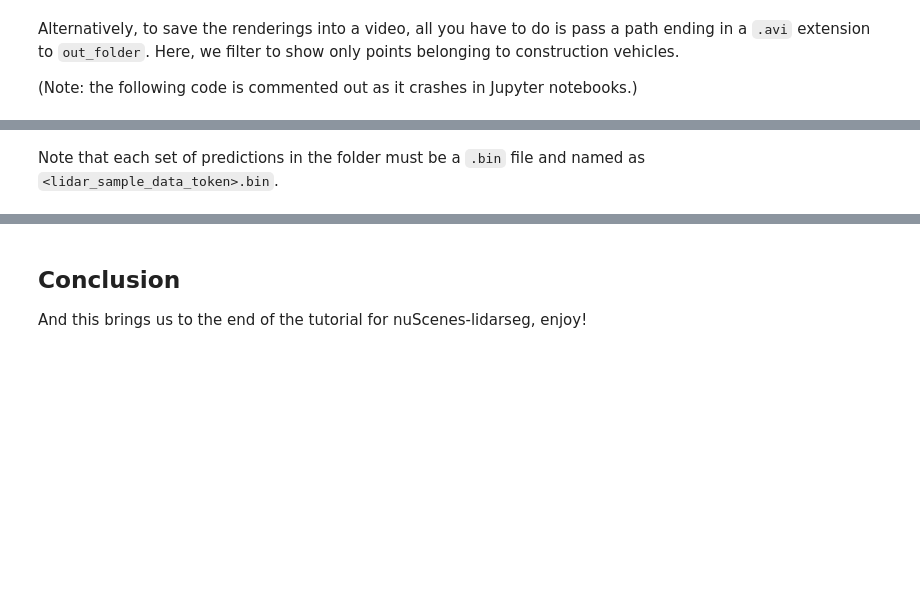
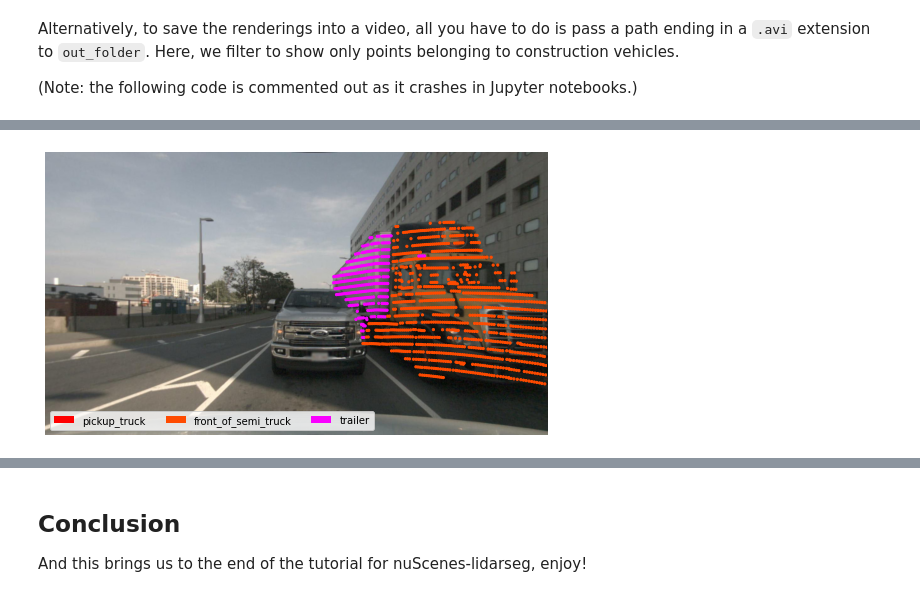
Before and after one commit to nutonomy/nuscenes-devkit, a Jupyter notebook: python-sdk/tutorials/nuscenes_lidarseg_tutorial.ipynb, the cells around one changed output, grey strips where cells are left out. Cells and saved outputs as stored; diff of their text form; code cells hidden in the pictures; blank space fills up the shorter version.

```diff
--- a/python-sdk/tutorials/nuscenes_lidarseg_tutorial.ipynb
+++ b/python-sdk/tutorials/nuscenes_lidarseg_tutorial.ipynb
@@ -190,16 +234,18 @@ You simply need to pass the path to the folder where your predictions are stored
 # %%
-nusc = NuScenes(version='v1.0-test', dataroot='/data/sets/nuscenes', verbose=False)
+import os
 
 my_sample = nusc.sample[87]
+sample_data_token = my_sample['data']['LIDAR_TOP']
+my_predictions_bin_file = os.path.join('/data/sets/nuscenes/lidarseg_v1.0-mini', sample_data_token + '_lidarseg.bin')
 
 nusc.render_pointcloud_in_image(my_sample['token'],
                                 pointsensor_channel='LIDAR_TOP',
                                 camera_channel='CAM_BACK',
                                 render_intensity=False,
                                 show_lidarseg_labels=True,
                                 filter_lidarseg_labels=[3, 4, 5],
                                 show_lidarseg_legend=True,
                                 verbose=True,
-                                show_lidarseg_preds='/path/to/your/lidarseg_preds')
+                                lidarseg_preds_bin_path=my_predictions_bin_file)
+# %% [output]
+[figure, added]
-# %% [markdown]
-Note that each set of predictions in the folder must be a `.bin` file and named as `<lidar_sample_data_token>.bin`.
```
Also changed, not shown: parts of 17 cells of this notebook.
